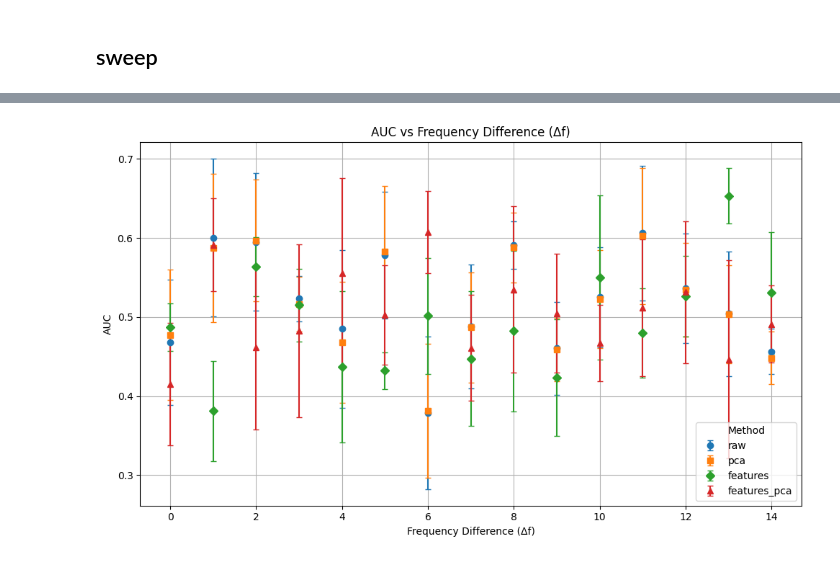
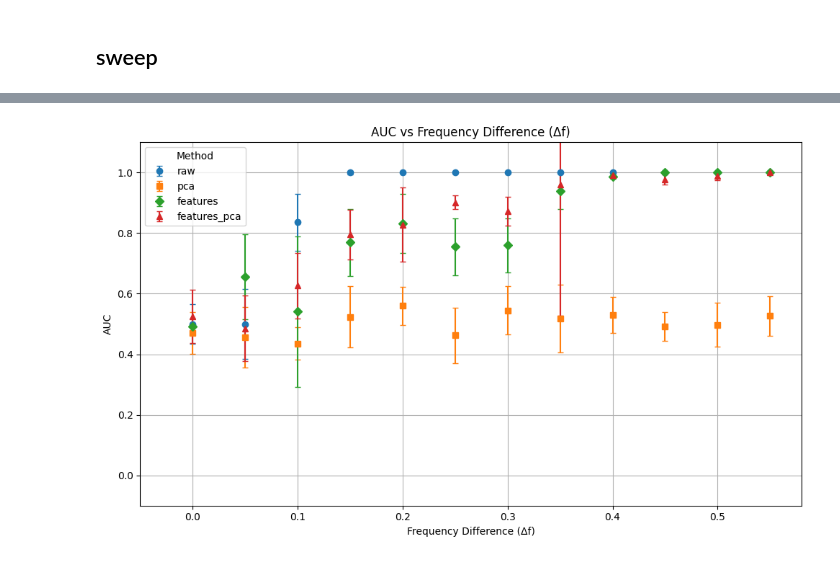
Before and after one commit to consuelorojas/TestCatch22, a Jupyter notebook: notebooks/test_generator.ipynb, the cells around one changed output, grey strips where cells are left out. Drawn from its saved outputs; the diff is of its cells as text; code cells hidden in the pictures.

Commit message:
sine and fhn sweeps

```diff
--- a/notebooks/test_generator.ipynb
+++ b/notebooks/test_generator.ipynb
@@ -46,12 +54,12 @@ fhn_kwargs = {
 }
 
 class_configs = [
-    (0, 'fhn', {'length':500, 'dt': 0.1, 'x0': [0,0], 'args':[0.8, 0.7, 0.08, 0.5, 0.02]}),
-    (1, 'fhn', {'length':500, 'dt': 0.1, 'x0': [0,0], 'args':[0.1, 1, 0.2, 0.0, 0.01]} ),
+    (0, 'fhn', {'length':750, 'dt': 0.1, 'x0': [0,0], 'args':[0.1, 1.2, 0.2, 0, 0.01]}),
+    (1, 'fhn', {'length':750, 'dt': 0.1, 'x0': [0,0], 'args':[0.1, 1, 0.2, 0.0, 0.01]} ),
 ]
 
 n_samples_per_class = 1
-X, y = create_labeled_dataset(class_configs, n_samples_per_class, return_time = False, subsample_step=10, transient=50)
+X, y = create_labeled_dataset(class_configs, n_samples_per_class, return_time = False, subsample_step=step[-5], transient=50)
 
 print(f"Shape of X: {X.shape}")
 print(f"Shape of y: {y.shape}")
@@ -237,7 +275,7 @@ Mean AUC across folds: 1.0
 # generating signals
 class_configs = [
     (0, 'sine', {'args': [5, 0.1, 5, 3]}),
-    (1, 'sine', {'args': [6, 0.1, 5, 3]}),
+    (1, 'sine', {'args': [5.5, 0.1, 5, 3]}),
 ]
 n_samples_per_class = 100
 X, y = create_labeled_dataset(class_configs, n_samples_per_class, return_time=False)
@@ -337,7 +375,7 @@ plot_experiment_results(results)
 from tqdm import tqdm
 # %%
 f0 = 5
-df = 1
+df = 0.05
 f1 = [f0 + df*i for i in range(0,15,1)]
 dfreq = [df*i for i in range(0,15,1)]
 
@@ -384,6 +442,6 @@ df_results = pd.DataFrame.from_records(records)
 summary = (
     df_results
     .groupby(["Δf", "Method"])["AUC"]
-    .agg(["mean", "std"])
+    .agg(["median", "std"])
     .reset_index()
 )
@@ -402,29 +448,31 @@ plt.show()
 # %%
 
 # Define unique marker shapes per method
 markers = {
     "raw": "o",
     "pca": "s",
     "features": "D",
     "features_pca": "^"
 }
 
 plt.figure(figsize=(10, 6))
 
 # Plot each method separately with its marker shape
 for method, marker in markers.items():
     data = summary[summary["Method"] == method]
     plt.errorbar(
-        data["Δf"], data["mean"], yerr=data["std"],
+        data["Δf"], data["median"], yerr=data["std"],
         label=method, marker=marker, linestyle='', capsize=3
     )
 
 plt.title("AUC vs Frequency Difference (Δf)")
 plt.xlabel("Frequency Difference (Δf)")
 plt.ylabel("AUC")
 plt.legend(title="Method")
 plt.grid(True)
 plt.tight_layout()
+plt.ylim(-0.1, 1.1)
+plt.xlim(-0.05, 0.58)
 plt.show()
 # %% [output]
-[figure, old version]
+[figure, new version]
```
Also changed, not shown: parts of 16 cells of this notebook, 41 other files.
